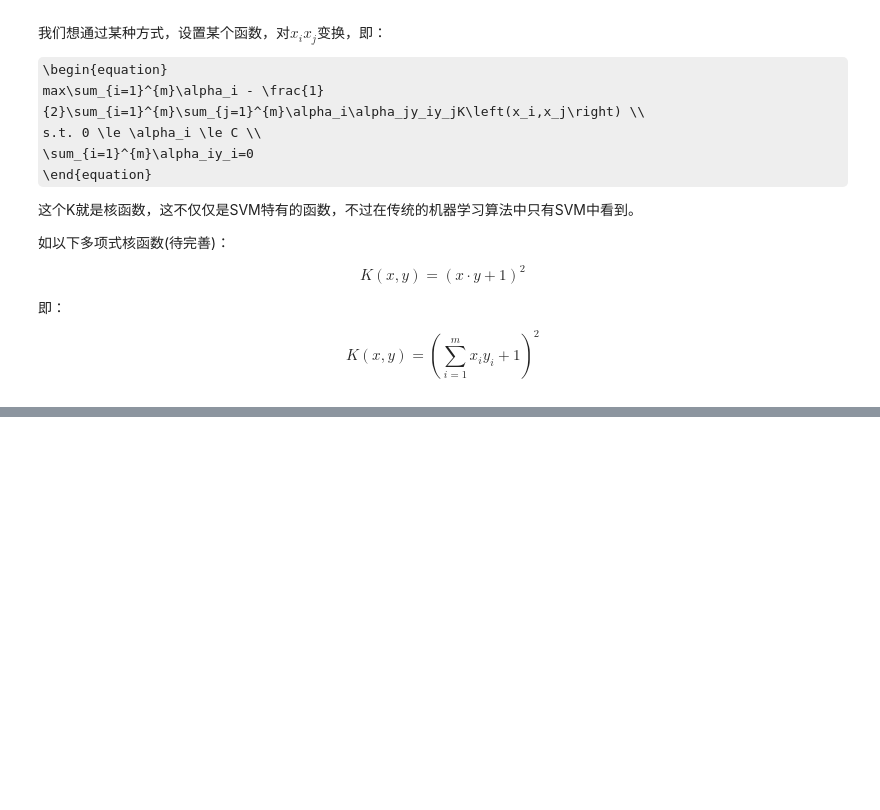
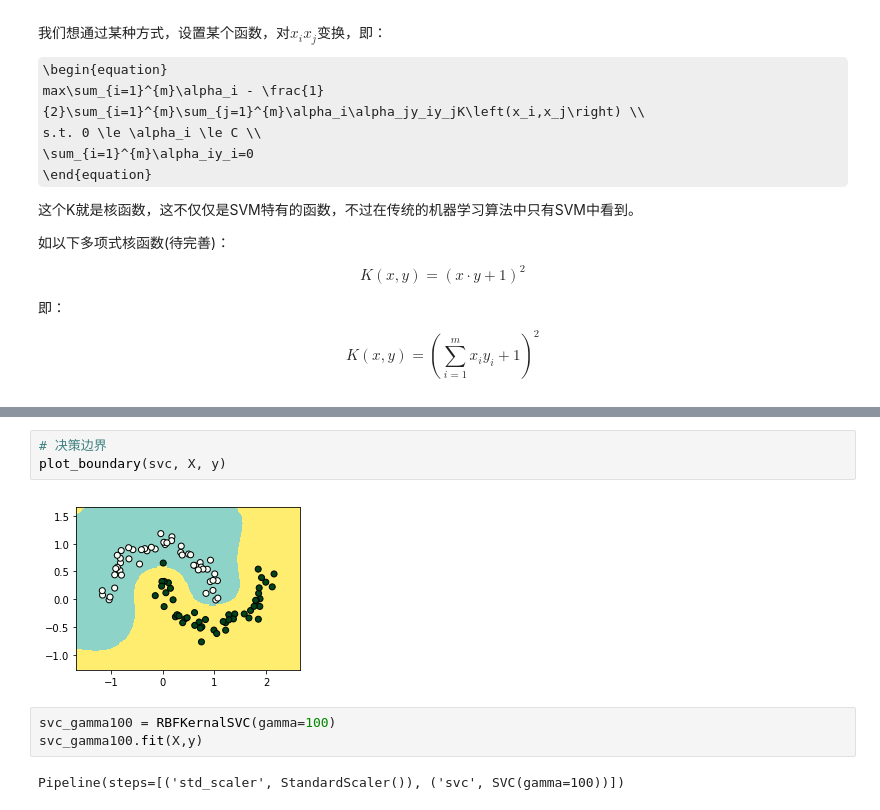
Before and after one commit to Liying1996/machine_learning, a Jupyter notebook: SVM.ipynb, the cells around one changed output, grey strips where cells are left out. Saved outputs shown, nothing was run; the diff lists cells and outputs as text; some formulas as TeX source; blank space fills up the shorter version.

```diff
--- a/SVM.ipynb
+++ b/SVM.ipynb
@@ -377,0 +453,10 @@ K\left(x, y\right) = \left(\sum_{i=1}^mx_iy_i + 1\right)^2
+# %%
+# 决策边界
+plot_boundary(svc, X, y)
+# %% [output]
+[figure, added]
+# %%
+svc_gamma100 = RBFKernalSVC(gamma=100)
+svc_gamma100.fit(X,y)
+# %% [output]
+Pipeline(steps=[('std_scaler', StandardScaler()), ('svc', SVC(gamma=100))])
```
Also changed, not shown: parts of 20 cells of this notebook.
